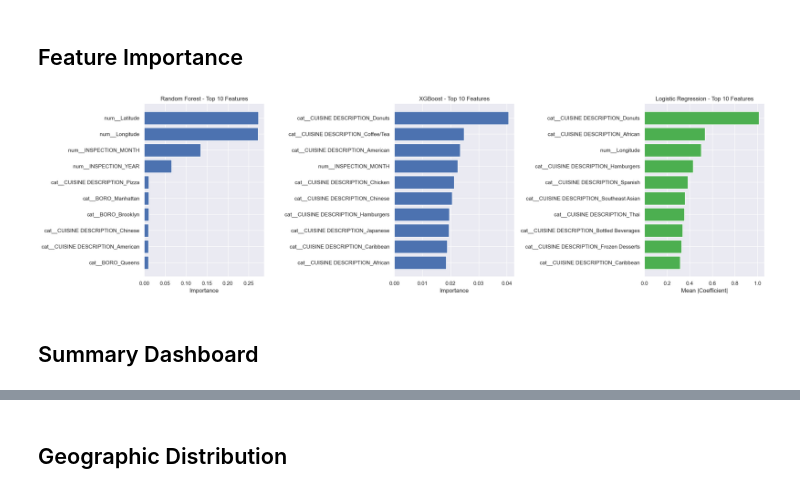
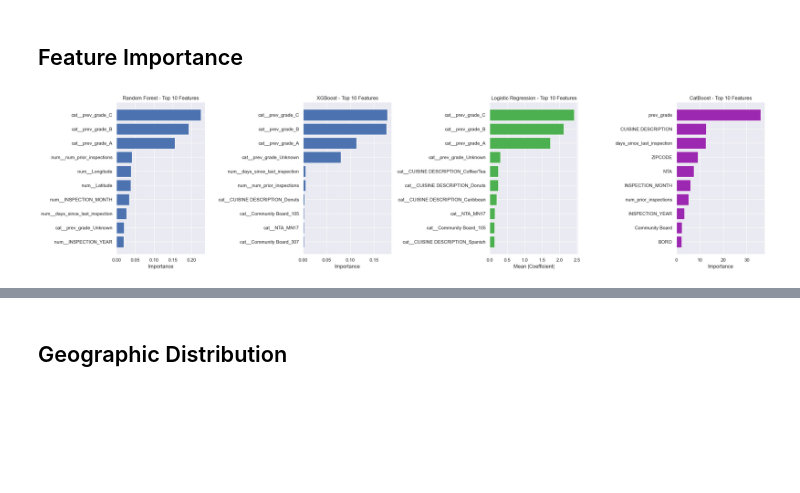
Before and after one commit to NghiaLam2026/nyc-restaurant-inspection-grade-prediction-data-mining-fall-2025, a Jupyter notebook: data-mining-main.ipynb, the cells around one changed output, grey strips where cells are left out. Drawn from its saved outputs; the diff is of its cells as text; code cells hidden in the pictures; blank space fills up the shorter version.

Commit message:
feature engineering + catboost

```diff
--- a/data-mining-main.ipynb
+++ b/data-mining-main.ipynb
@@ -270,12 +422,22 @@ Longitude: p=1.417974e-23
 # %%
 # --- Pre-inspection features only ---
 feature_cols = [
+    # Geographic features
     "Latitude",
     "Longitude",
     "BORO",
+    "ZIPCODE",           # Neighborhood-level geographic feature
+    "NTA",               # Neighborhood Tabulation Area
+    "Community Board",   # Administrative boundary
+    # Restaurant characteristics
     "CUISINE DESCRIPTION",
+    # Temporal features
     "INSPECTION_YEAR",
     "INSPECTION_MONTH",
+    # Restaurant history features (Phase 1)
+    "num_prior_inspections",      # Number of prior inspections for this restaurant
+    "prev_grade",                 # Grade from previous inspection
+    "days_since_last_inspection", # Days since last inspection
 ]
 
 X = df[feature_cols].copy()
@@ -360,8 +522,8 @@ for grade in ["A", "B", "C"]:
 # SMOTE works on numeric features, so we need to encode categoricals first
 preprocess_temp = ColumnTransformer(
     transformers=[
-        ("cat", OneHotEncoder(handle_unknown="ignore"), ["BORO", "CUISINE DESCRIPTION"]),
-        ("num", "passthrough", ["Latitude", "Longitude", "INSPECTION_YEAR", "INSPECTION_MONTH"]),
+        ("cat", OneHotEncoder(handle_unknown="ignore"), ["BORO", "CUISINE DESCRIPTION", "ZIPCODE", "NTA", "Community Board", "prev_grade"]),
+        ("num", "passthrough", ["Latitude", "Longitude", "INSPECTION_YEAR", "INSPECTION_MONTH", "num_prior_inspections", "days_since_last_inspection"]),
     ]
 )
 
@@ -463,8 +625,8 @@ Increase: 85,112 samples (145.9%)
 # %% [markdown]
 ## Preprocessing for Categorical Variables
 # %%
-categorical_cols = ["BORO", "CUISINE DESCRIPTION"]
-numeric_cols = ["Latitude", "Longitude", "INSPECTION_YEAR", "INSPECTION_MONTH"]
+categorical_cols = ["BORO", "CUISINE DESCRIPTION", "ZIPCODE", "NTA", "Community Board", "prev_grade"]
+numeric_cols = ["Latitude", "Longitude", "INSPECTION_YEAR", "INSPECTION_MONTH", "num_prior_inspections", "days_since_last_inspection"]
 
 preprocess = ColumnTransformer(
     transformers=[
@@ -1129,43 +1578,60 @@ plt.show()
 ## Feature Importance
 # %%
 # Feature Importance Comparison
-fig, axes = plt.subplots(1, 3, figsize=(21, 6))
+fig, axes = plt.subplots(1, 4, figsize=(24, 6))
 
 # Get feature names from the preprocessor
 feature_names = preprocess.get_feature_names_out()
+n_features = len(feature_names)
+n_top = min(10, n_features)  # Use all features if we have fewer than 10
 
 # Logistic Regression feature importance (using absolute coefficient values)
 # For multinomial logistic regression, use mean absolute coefficients across all classes
 lr_coef = lr_pipeline.named_steps["model"].coef_  # Shape: (n_classes, n_features)
 lr_importances = np.mean(np.abs(lr_coef), axis=0)  # Average absolute coefficients across classes
-lr_top_idx = lr_importances.argsort()[-10:][::-1]
-axes[2].barh(range(10), lr_importances[lr_top_idx][::-1], color="#4CAF50")
-axes[2].set_yticks(range(10))
+lr_top_idx = lr_importances.argsort()[-n_top:][::-1]
+axes[2].barh(range(n_top), lr_importances[lr_top_idx][::-1], color="#4CAF50")
+axes[2].set_yticks(range(n_top))
 axes[2].set_yticklabels([feature_names[i] for i in lr_top_idx][::-1])
 axes[2].set_xlabel("Mean |Coefficient|")
-axes[2].set_title("Logistic Regression - Top 10 Features")
+axes[2].set_title(f"Logistic Regression - Top {n_top} Features")
 
 # Random Forest feature importance
 rf_importances = pipeline.named_steps["model"].feature_importances_
-rf_top_idx = rf_importances.argsort()[-10:][::-1]
-axes[0].barh(range(10), rf_importances[rf_top_idx][::-1])
-axes[0].set_yticks(range(10))
+rf_top_idx = rf_importances.argsort()[-n_top:][::-1]
+axes[0].barh(range(n_top), rf_importances[rf_top_idx][::-1])
+axes[0].set_yticks(range(n_top))
 axes[0].set_yticklabels([feature_names[i] for i in rf_top_idx][::-1])
 axes[0].set_xlabel("Importance")
-axes[0].set_title("Random Forest - Top 10 Features")
+axes[0].set_title(f"Random Forest - Top {n_top} Features")
 
 # XGBoost feature importance
 xgb_importances = xgb_pipeline.named_steps["model"].feature_importances_
-xgb_top_idx = xgb_importances.argsort()[-10:][::-1]
-axes[1].barh(range(10), xgb_importances[xgb_top_idx][::-1])
-axes[1].set_yticks(range(10))
+xgb_top_idx = xgb_importances.argsort()[-n_top:][::-1]
+axes[1].barh(range(n_top), xgb_importances[xgb_top_idx][::-1])
+axes[1].set_yticks(range(n_top))
 axes[1].set_yticklabels([feature_names[i] for i in xgb_top_idx][::-1])
 axes[1].set_xlabel("Importance")
-axes[1].set_title("XGBoost - Top 10 Features")
+axes[1].set_title(f"XGBoost - Top {n_top} Features")
+
+# CatBoost feature importance
+# Note: CatBoost uses raw features, so we need to map to feature names differently
+# CatBoost feature importances correspond to the raw feature order
+cb_importances = catboost_clf.feature_importances_
+raw_feature_names = list(X_train_cb.columns)
+n_cb_features = len(cb_importances)  # CatBoost has different number of features (raw, not preprocessed)
+n_top_cb = min(10, n_cb_features)  # Calculate n_top separately for CatBoost
+
+cb_top_idx = cb_importances.argsort()[-n_top_cb:][::-1]
+cb_top_feature_names = [raw_feature_names[i] for i in cb_top_idx]
+
+axes[3].barh(range(n_top_cb), cb_importances[cb_top_idx][::-1], color="#9C27B0")
+axes[3].set_yticks(range(n_top_cb))
+axes[3].set_yticklabels(cb_top_feature_names[::-1])
+axes[3].set_xlabel("Importance")
+axes[3].set_title(f"CatBoost - Top {n_top_cb} Features")
 
 plt.tight_layout()
 plt.show()
 # %% [output]
-[figure, old version]
+[figure, new version]
-# %% [markdown]
-## Summary Dashboard
```
Also changed, not shown: parts of 22 cells of this notebook, 4 other files.
